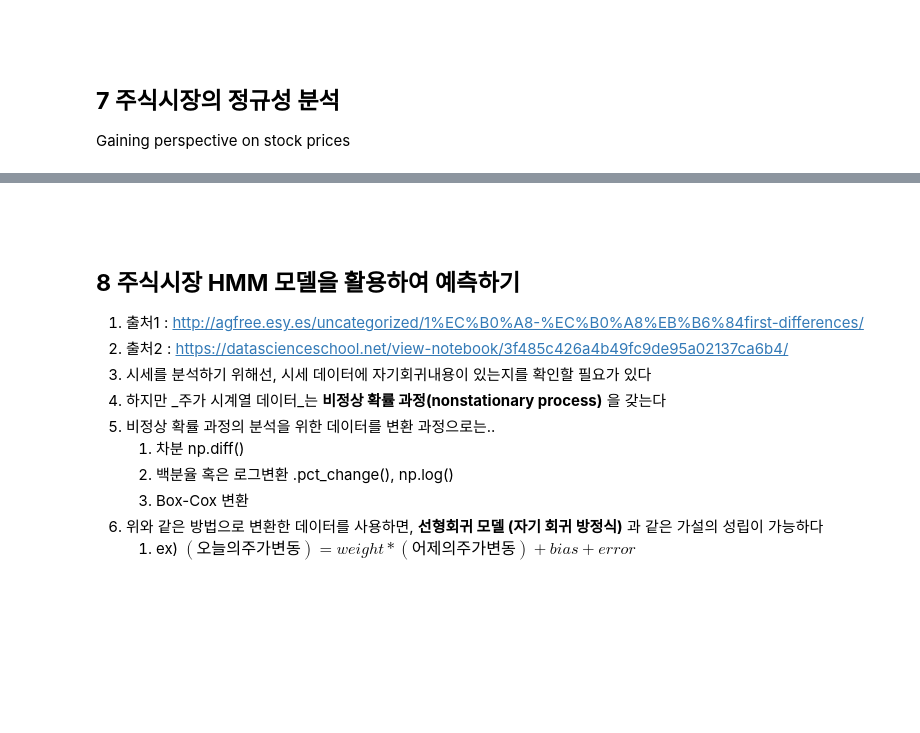
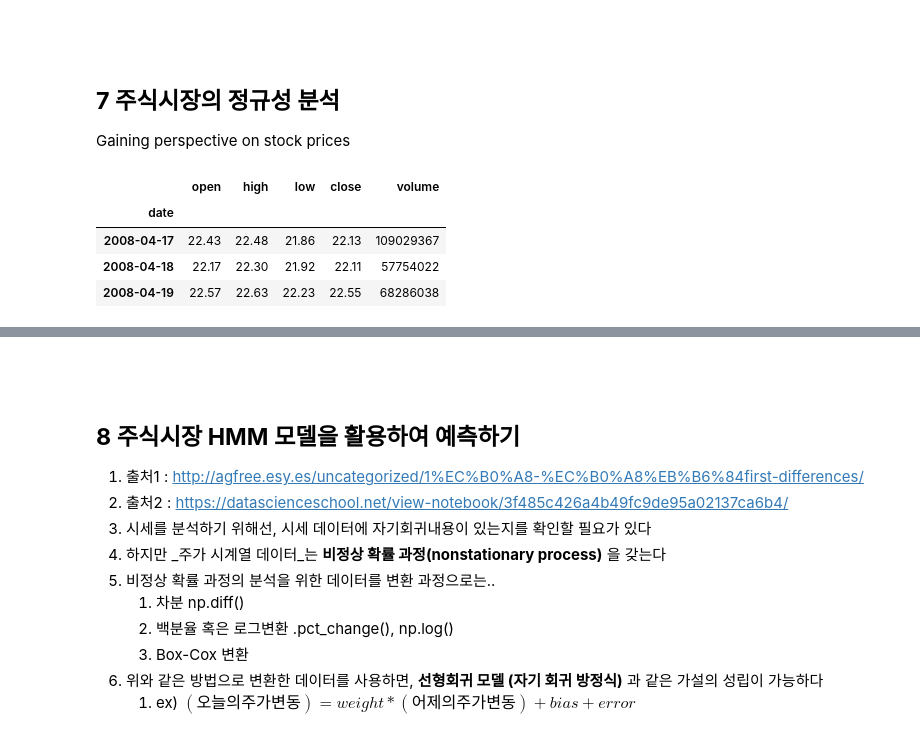
Before and after one commit to YongBeomKim/FinanceBasic2018, a Jupyter notebook: 12.finance.ipynb, the cells around one changed output, grey strips where cells are left out. Saved outputs shown, nothing was run; the diff lists cells and outputs as text; code cells hidden in the pictures; blank space fills up the shorter version.

```diff
--- a/12.finance.ipynb
+++ b/12.finance.ipynb
@@ -330,10 +334,17 @@ plt.plot(np.arange(num_samples), samples[:, 1], c='black')
 ## **7 주식시장의 정규성  분석**
 Gaining perspective on stock prices
 # %%
-from googlefinance.get import get_data_yahoo, get_data
-slb = get_data('NASDAQ:INTC', '10Y')
+# from googlefinance.get import get_data_yahoo, get_data
+# slb = get_data('NASDAQ:INTC', '3Y')
+slb = stock_quotes
 del slb['code']
 slb.head(3)
+# %% [output]
+|  | open | high | low | close | volume |
+| date |  |  |  |  |  |
+| 2008-04-17 | 22.43 | 22.48 | 21.86 | 22.13 | 109029367 |
+| 2008-04-18 | 22.17 | 22.30 | 21.92 | 22.11 | 57754022 |
+| 2008-04-19 | 22.57 | 22.63 | 22.23 | 22.55 | 68286038 |
 # %%
 slb_close = slb['close']
 # 10% ~ 90% 범위의 데이터를 대상으로 통게적 분석
```
Also changed, not shown: parts of 9 cells of this notebook, 19 other files.
